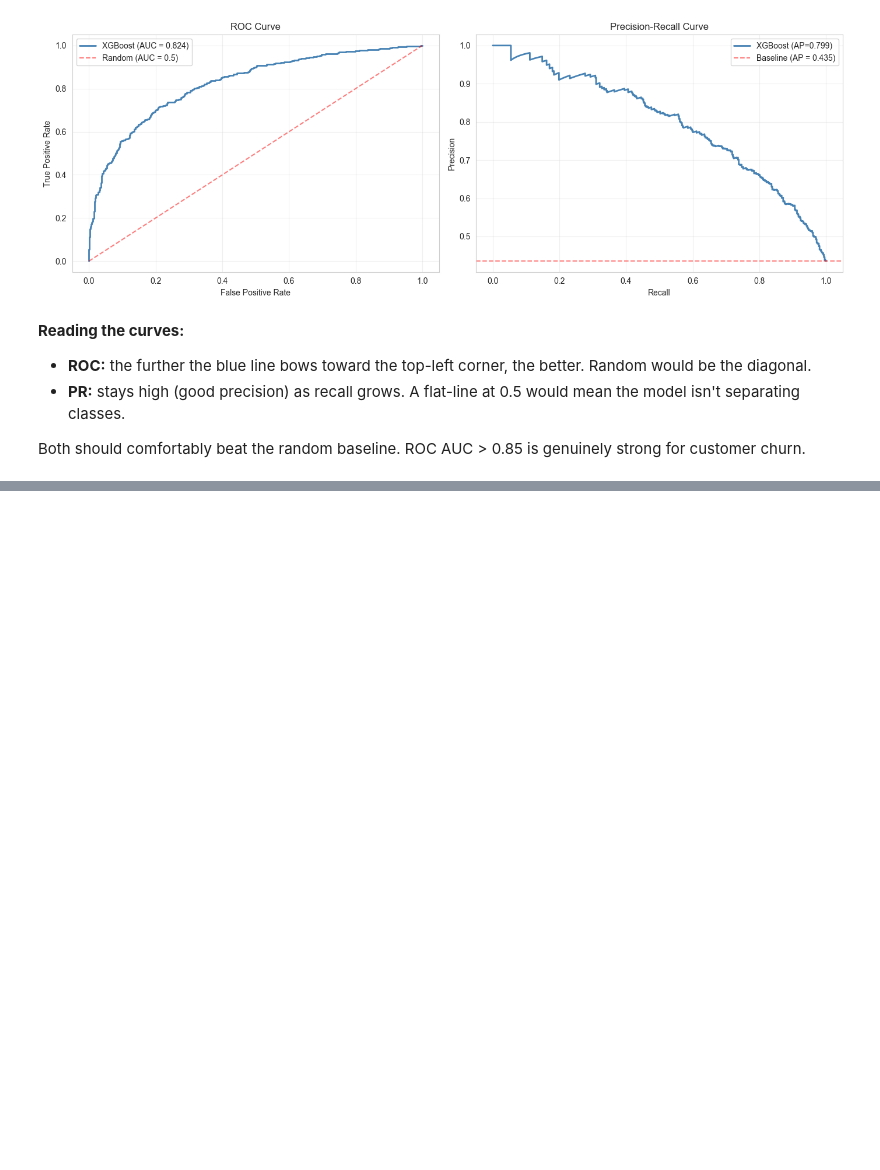
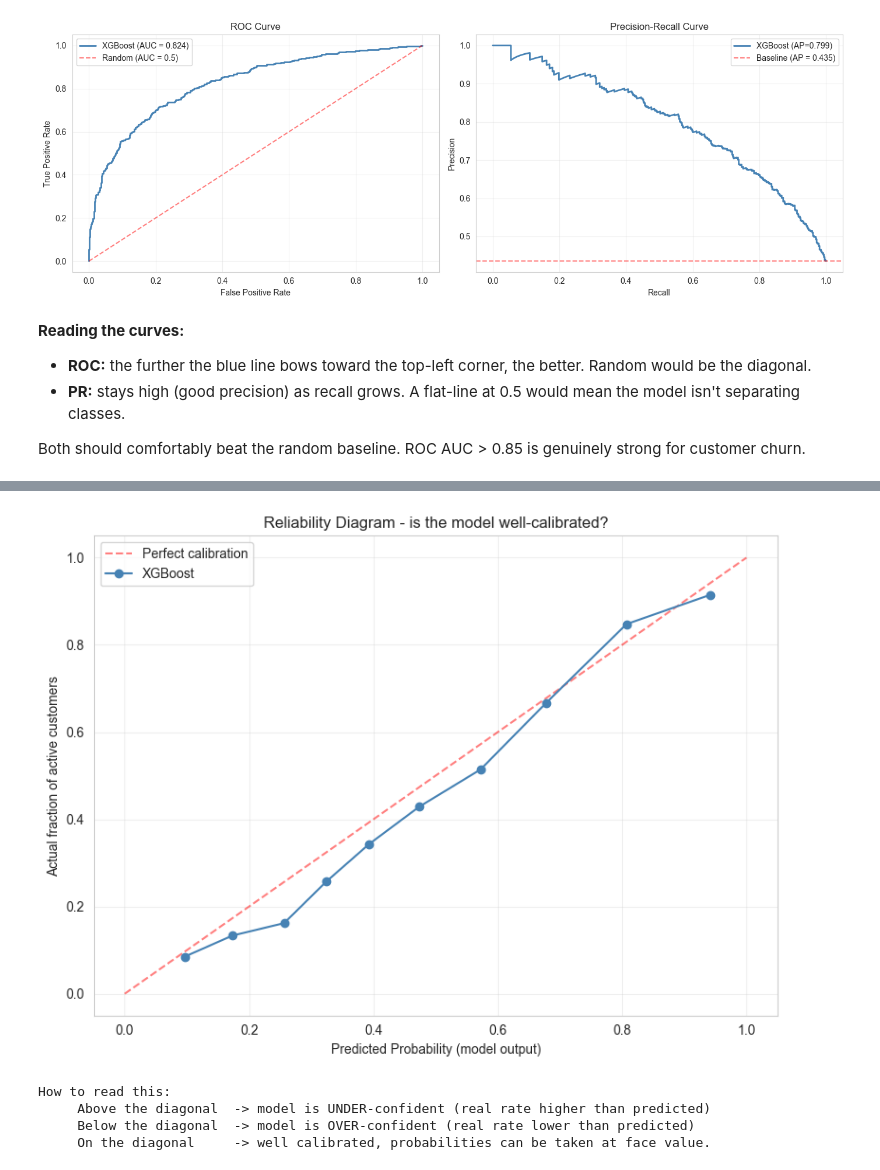
Before and after one commit to JomarHAN/ML-UCI-Online-Retail-II, a Jupyter notebook: notebooks/06_churn_prediction.ipynb, the cells around one changed output, grey strips where cells are left out. Cells and saved outputs as stored; diff of their text form; code cells hidden in the pictures; blank space fills up the shorter version.

Commit message:
7. Probability calibration check

```diff
--- a/notebooks/06_churn_prediction.ipynb
+++ b/notebooks/06_churn_prediction.ipynb
@@ -252,0 +261,25 @@ Both should comfortably beat the random baseline. ROC AUC > 0.85 is genuinely st
+# %%
+prob_true, prob_pred = calibration_curve(y_test, y_proba, n_bins=10, strategy='quantile')
+
+fig, ax = plt.subplots(figsize=(8,6))
+ax.plot([0,1], [0,1], 'r--', alpha=0.5, label='Perfect calibration')
+ax.plot(prob_pred, prob_true, 'o-', color='steelblue', label='XGBoost')
+ax.set_xlabel('Predicted Probability (model output)')
+ax.set_ylabel('Actual fraction of active customers')
+ax.set_title('Reliability Diagram - is the model well-calibrated?')
+ax.legend()
+ax.grid(True, alpha=0.3)
+plt.tight_layout()
+plt.savefig(REPORTS_DIR / 'churn_calibration.png', dpi=120, bbox_inches='tight')
+plt.show()
+
+print('How to read this:')
+print('     Above the diagonal  -> model is UNDER-confident (real rate higher than predicted)')
+print('     Below the diagonal  -> model is OVER-confident (real rate lower than predicted)')
+print('     On the diagonal     -> well calibrated, probabilities can be taken at face value.')
+# %% [output]
+[figure, added]
+How to read this:
+     Above the diagonal  -> model is UNDER-confident (real rate higher than predicted)
+     Below the diagonal  -> model is OVER-confident (real rate lower than predicted)
+     On the diagonal     -> well calibrated, probabilities can be taken at face value.
```
Also changed, not shown: parts of 2 cells of this notebook, 1 other file.
